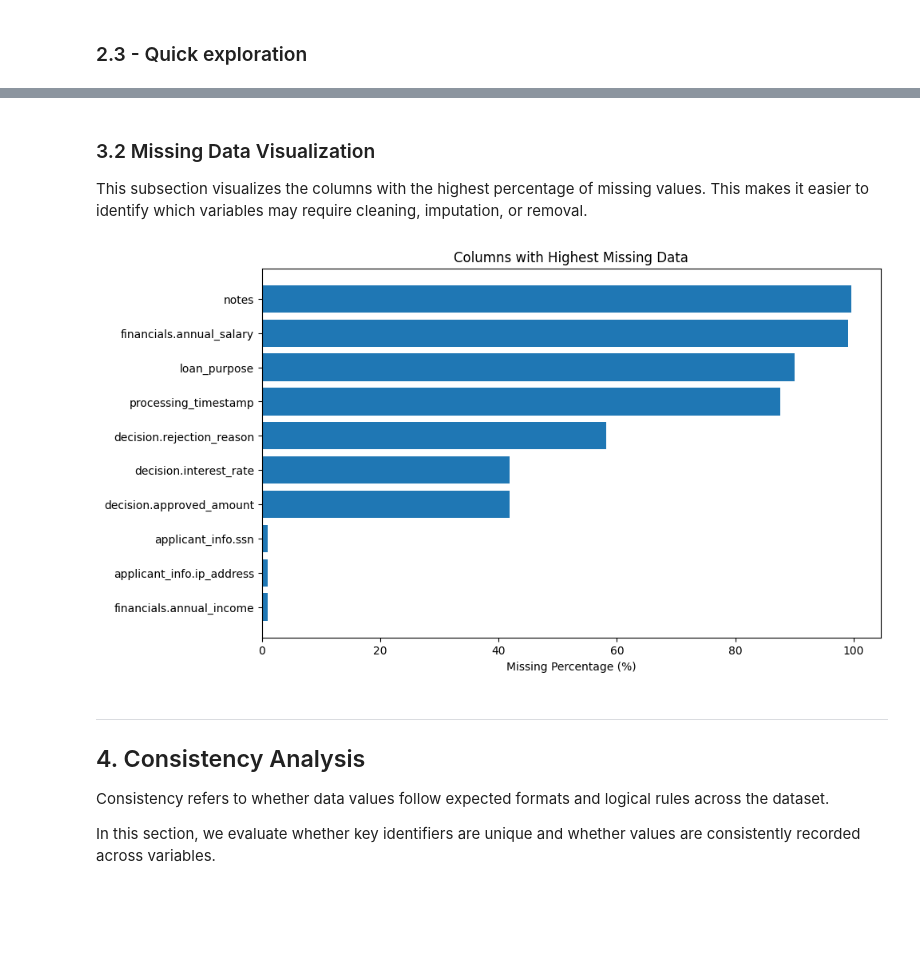
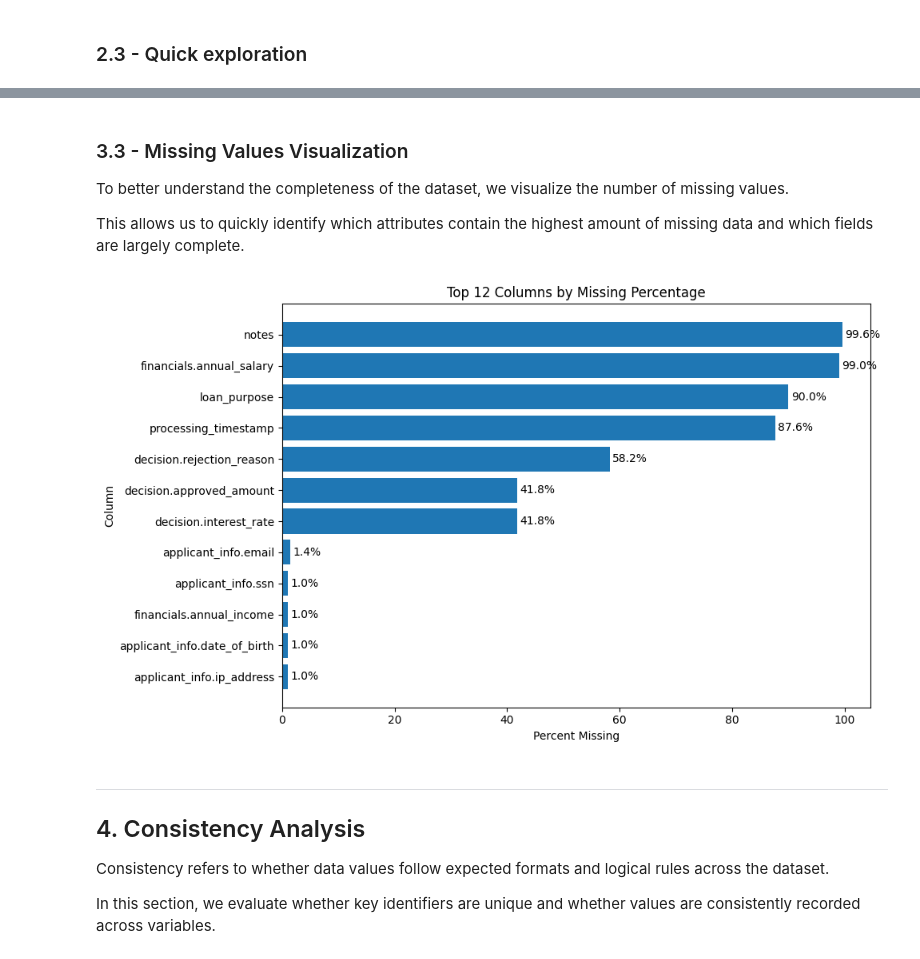
Before and after one commit to winifred-ojinere/dego-project-team5, a Jupyter notebook: notebooks/01-data-quality.ipynb, the cells around one changed output, grey strips where cells are left out. Cells and saved outputs as stored; diff of their text form; code cells hidden in the pictures; blank space fills up the shorter version.

Commit message:
add cleaned dataset and rough draft

```diff
--- a/notebooks/01-data-quality.ipynb
+++ b/notebooks/01-data-quality.ipynb
@@ -116,18 +135,10 @@ This section evaluates the completeness of the dataset by identifying missing va
 # %%
-# Count missing values per column
-missing_counts = df.isnull().sum()
+# Missingness summary
+missing_summary = pd.DataFrame({
+    "Column": df_clean.columns,
+    "Missing_Count": df_clean.isna().sum().values,
+    "Missing_%": (df_clean.isna().mean() * 100).round(1).values
+}).sort_values("Missing_%", ascending=False).reset_index(drop=True)
 
-# Calculate percentage of missing values
-missing_percent = (df.isnull().sum() / len(df)) * 100
-
-# Combine into one table
-missing_summary = pd.DataFrame({
-    "Missing Values": missing_counts,
-    "Missing Percentage (%)": missing_percent
-})
-
-# Sort by most missing
-missing_summary = missing_summary.sort_values(by="Missing Percentage (%)", ascending=False)
-
-missing_summary
+missing_summary.head(20)
 # %% [output]
@@ -151,19 +222,30 @@ missing_summary
 # %% [markdown]
-### 3.2 Missing Data Visualization
+### 3.3 - Missing Values Visualization
 
-This subsection visualizes the columns with the highest percentage of missing values. This makes it easier to identify which variables may require cleaning, imputation, or removal.
+To better understand the completeness of the dataset, we visualize the number of missing values.
+
+This allows us to quickly identify which attributes contain the highest amount of missing data and which fields are largely complete.
 # %%
-top_missing = missing_summary.head(10)
+import matplotlib.pyplot as plt
 
-plt.figure(figsize=(10,6))
-plt.barh(top_missing.index, top_missing["Missing Percentage (%)"])
-plt.xlabel("Missing Percentage (%)")
-plt.title("Columns with Highest Missing Data")
-plt.gca().invert_yaxis()
+top_n = 12  # adjust if you want more/less columns
+plot_df = missing_summary.head(top_n).sort_values("Missing_%")  # sort so bars go smallest->largest
 
+plt.figure(figsize=(10, 6))
+plt.barh(plot_df["Column"], plot_df["Missing_%"])
+
+plt.title(f"Top {top_n} Columns by Missing Percentage")
+plt.xlabel("Percent Missing")
+plt.ylabel("Column")
+
+# Add value labels
+for i, v in enumerate(plot_df["Missing_%"]):
+    plt.text(v + 0.5, i, f"{v:.1f}%", va="center")
+
+plt.tight_layout()
 plt.show()
 # %% [output]
-[figure, old version]
+[figure, new version]
 # %% [markdown]
 ---
 
```
Also changed, not shown: parts of 83 cells of this notebook.
